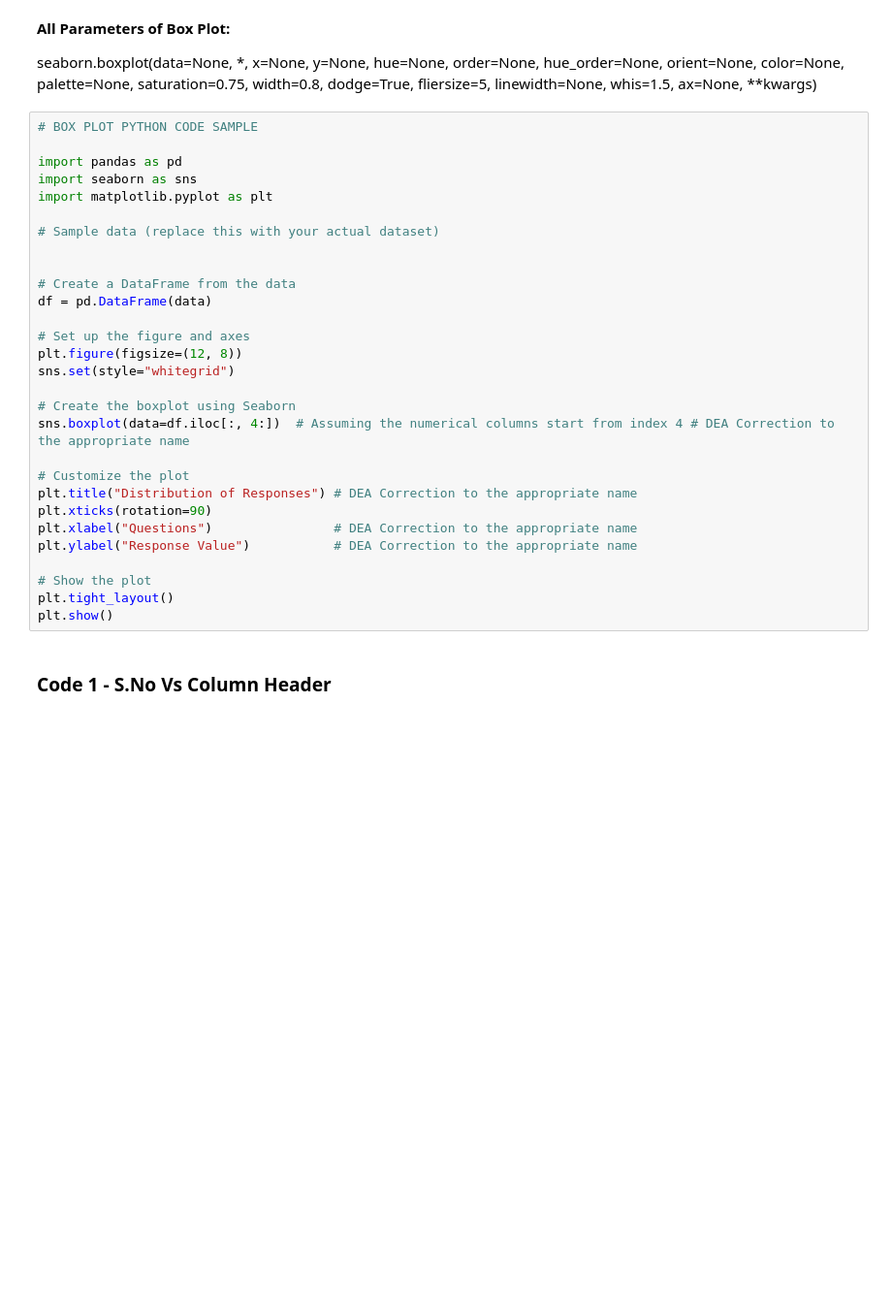
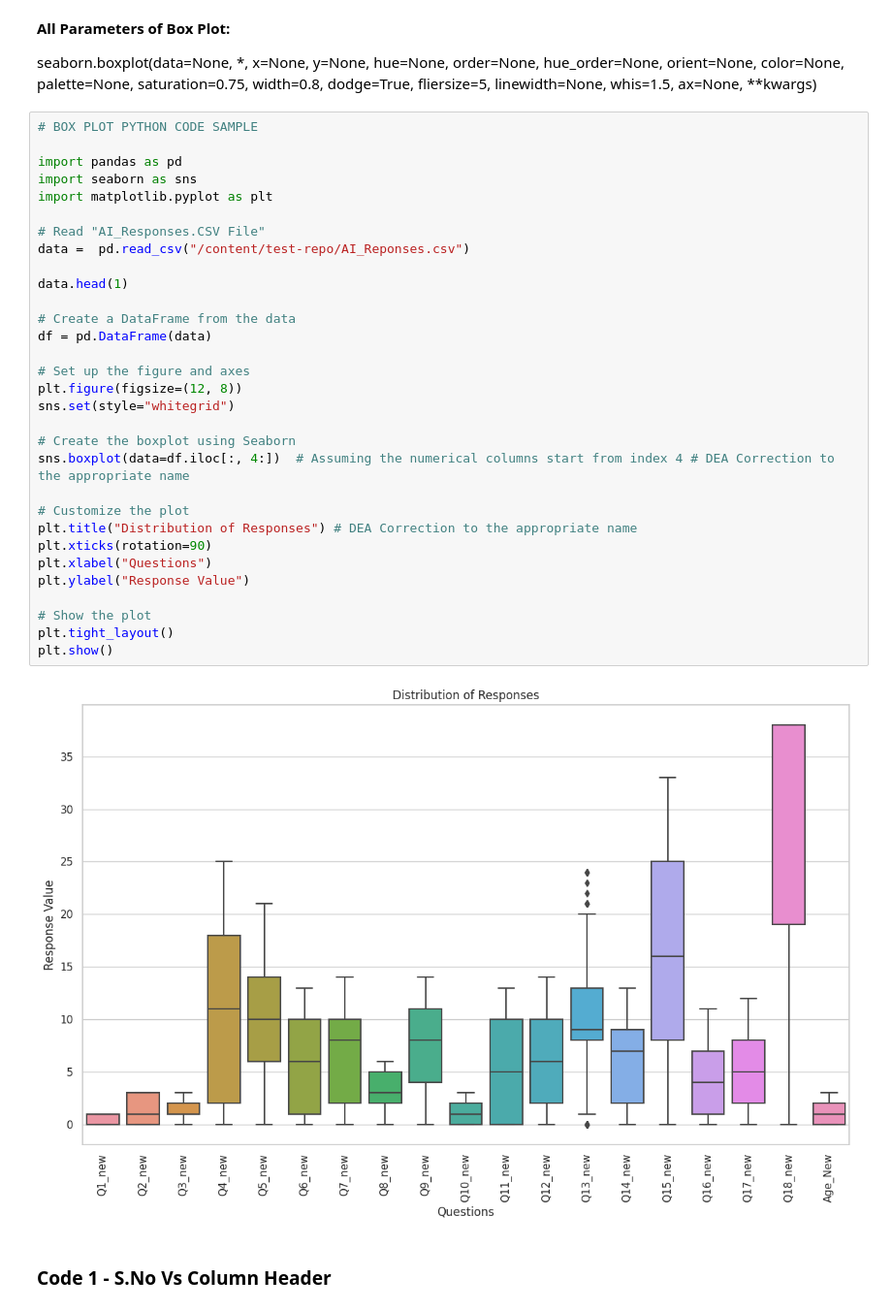
Before and after one commit to radhakrishnan-omotec/chatgpt-marketing, a Jupyter notebook: AI_based_Analysis_Research_Project_6.ipynb, the cells around one changed output. Shown at 97% size. Saved outputs shown, nothing was run; the diff lists cells and outputs as text; blank space fills up the shorter version.

```diff
--- a/AI_based_Analysis_Research_Project_6.ipynb
+++ b/AI_based_Analysis_Research_Project_6.ipynb
@@ -271,32 +236,36 @@ seaborn.boxplot(data=None, *, x=None, y=None, hue=None, order=None, hue_order=No
 # %%
 # BOX PLOT PYTHON CODE SAMPLE
 
 import pandas as pd
 import seaborn as sns
 import matplotlib.pyplot as plt
 
-# Sample data (replace this with your actual dataset)
+# Read "AI_Responses.CSV File"
+data =  pd.read_csv("/content/test-repo/AI_Reponses.csv")
 
+data.head(1)
 
 # Create a DataFrame from the data
 df = pd.DataFrame(data)
 
 # Set up the figure and axes
 plt.figure(figsize=(12, 8))
 sns.set(style="whitegrid")
 
 # Create the boxplot using Seaborn
 sns.boxplot(data=df.iloc[:, 4:])  # Assuming the numerical columns start from index 4 # DEA Correction to the appropriate name
 
 # Customize the plot
 plt.title("Distribution of Responses") # DEA Correction to the appropriate name
 plt.xticks(rotation=90)
-plt.xlabel("Questions")                # DEA Correction to the appropriate name
-plt.ylabel("Response Value")           # DEA Correction to the appropriate name
+plt.xlabel("Questions")
+plt.ylabel("Response Value")
 
 # Show the plot
 plt.tight_layout()
 plt.show()
+# %% [output]
+[figure, added]
 # %% [markdown]
 ### **Code 1 - S.No Vs Column Header**
 # %%
```
Also changed, not shown: parts of 8 cells of this notebook.
